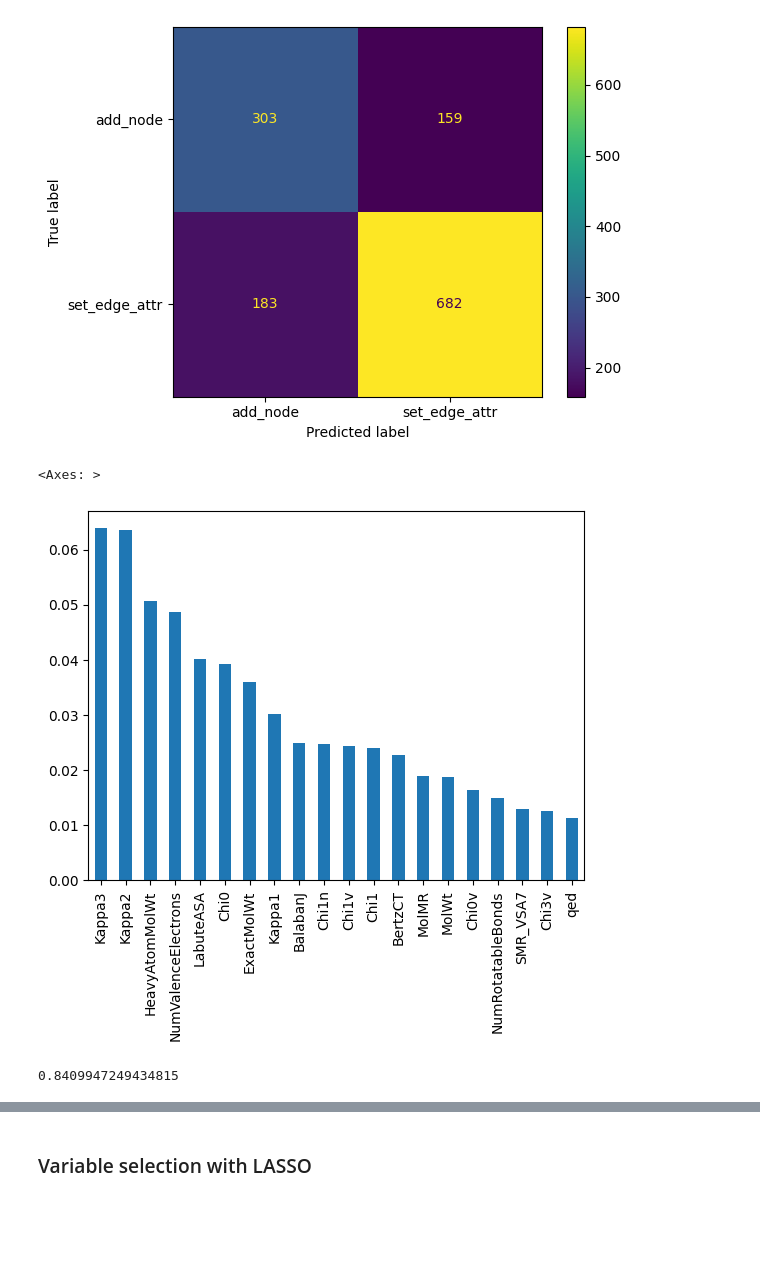
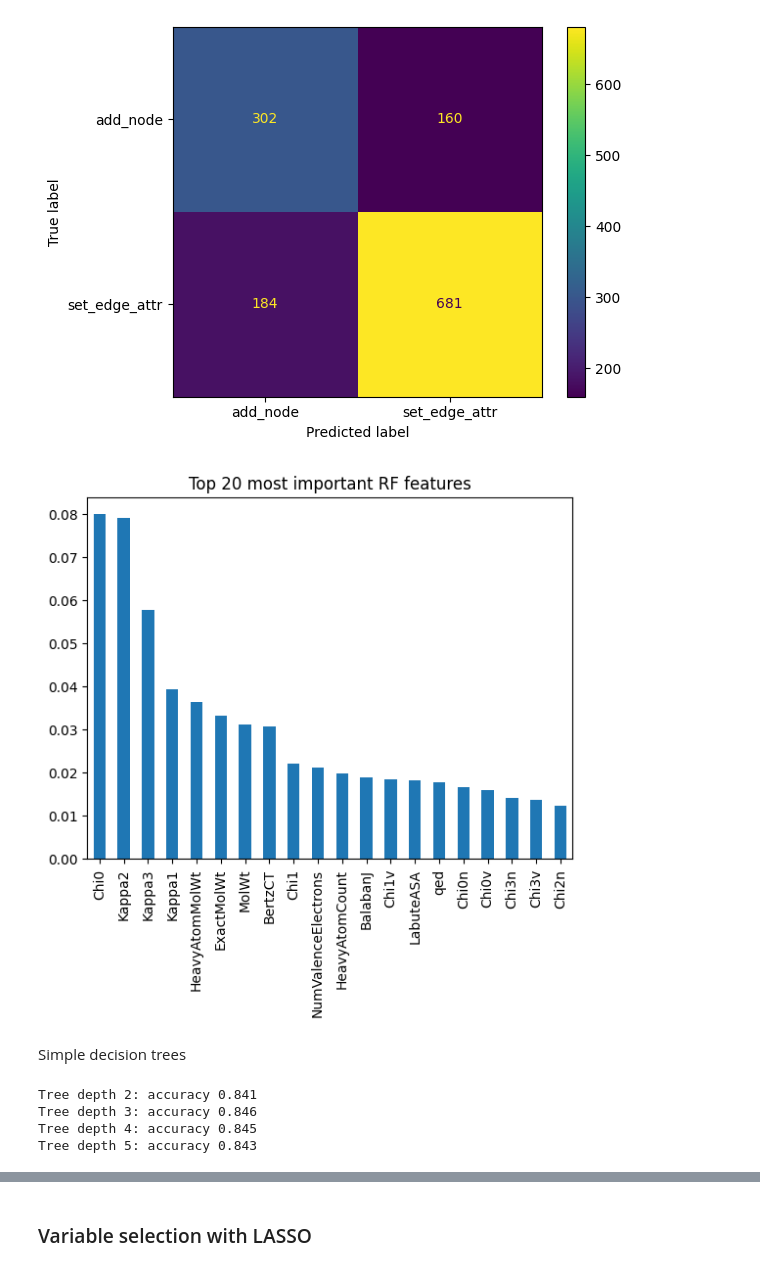
Before and after one commit to Winkielek/gflownet, a Jupyter notebook: notebooks/actions_classifier.ipynb, the cells around one changed output, grey strips where cells are left out. Cells and saved outputs as stored; diff of their text form; code cells hidden in the pictures; blank space fills up the shorter version.

```diff
--- a/notebooks/actions_classifier.ipynb
+++ b/notebooks/actions_classifier.ipynb
@@ -435,4 +12,4 @@ Name: target, dtype: int64
 # %% [markdown]
 ### Action classifier
 # %%
-df_flat = pd.read_csv("/content/featurized_mols_actions.csv", index_col=0)
+df = pd.read_csv("/content/featurized_mols_actions_1000.csv", index_col=0)
@@ -444,3 +16,3 @@ from sklearn.tree import DecisionTreeClassifier, plot_tree
 # %%
 # Exclude stop action
-df_flat = df_flat[df_flat.target != "stop"]
+df = df[df.target != "stop"]
@@ -447,3 +26,3 @@ df_flat = df_flat[df_flat.target != "stop"]
 # %%
-X, y = df_flat[[col for col in df_flat.columns if col != "target"]], df_flat["target"]
+X, y = df[[col for col in df.columns if col != "target"]], df["target"]
 X_train, X_test, y_train, y_test = train_test_split(X, y, test_size=0.2, random_state=42)
@@ -467,18 +49,26 @@ plt.show()
 # %% [output]
 [figure]
 # %%
-# Feat importance
+# Features importance
 sort_perm = np.argsort(rf.feature_importances_)
 most_important = rf.feature_importances_[sort_perm][::-1]
 most_important_names = rf.feature_names_in_[sort_perm][::-1]
 forest_importances = pd.Series(most_important[:20], index=most_important_names[:20])
 forest_importances.plot.bar()
+plt.title('Top 20 most important RF features')
+plt.show()
 # %% [output]
-<Axes: >
-[figure, old version]
+[figure, new version]
+# %% [markdown]
+Simple decision trees
 # %%
-tree = DecisionTreeClassifier(max_depth=2)
-tree.fit(X_train, y_train)
-tree.score(X_test, y_test)
+for depth in range(2, 6):
+    tree = DecisionTreeClassifier(max_depth=depth)
+    tree.fit(X_train, y_train)
+    sc = tree.score(X_test, y_test)
+    print(f"Tree depth {depth}: accuracy {round(sc, 3)}")
 # %% [output]
-0.8409947249434815
+Tree depth 2: accuracy 0.841
+Tree depth 3: accuracy 0.846
+Tree depth 4: accuracy 0.845
+Tree depth 5: accuracy 0.843
```
Also changed, not shown: parts of 53 cells of this notebook.
